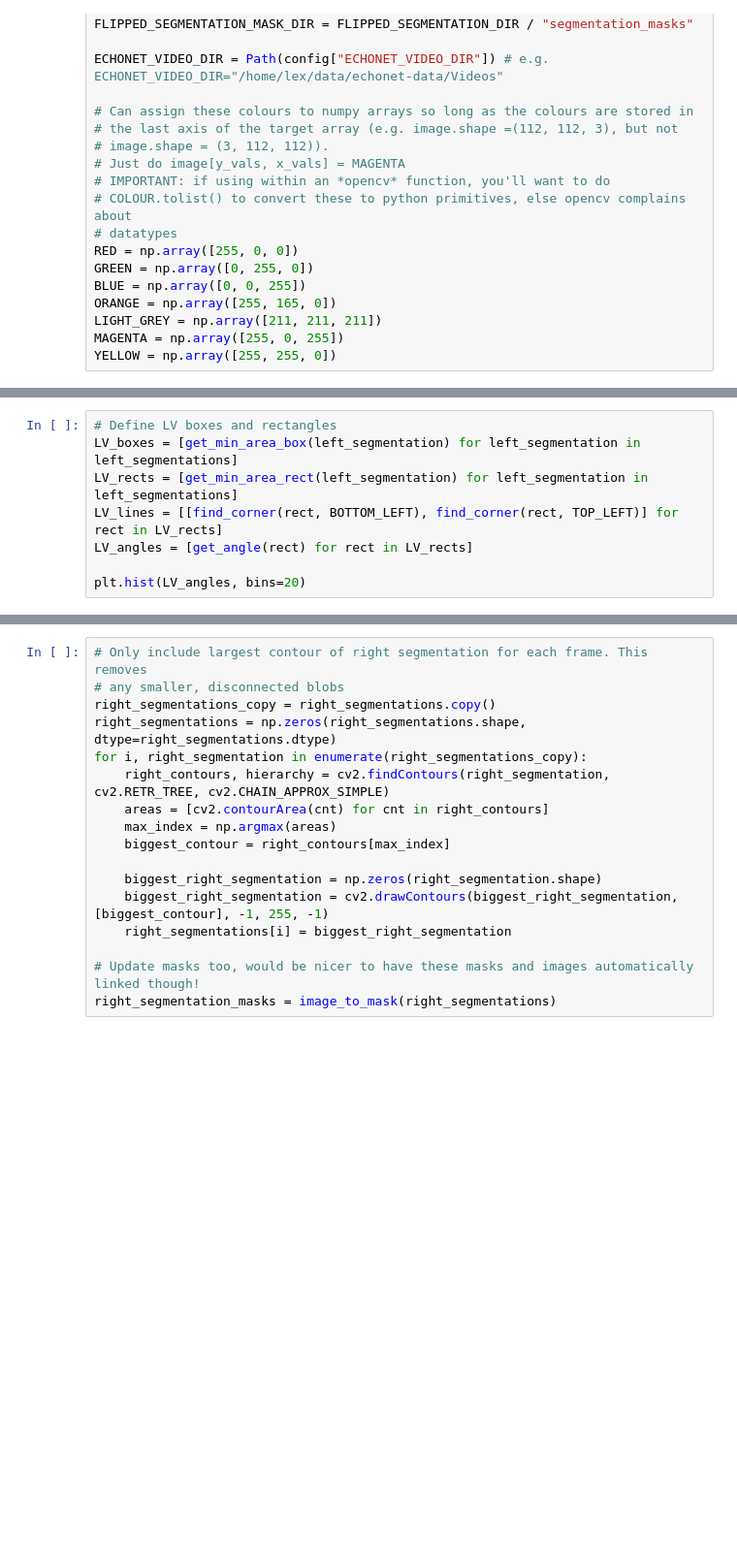
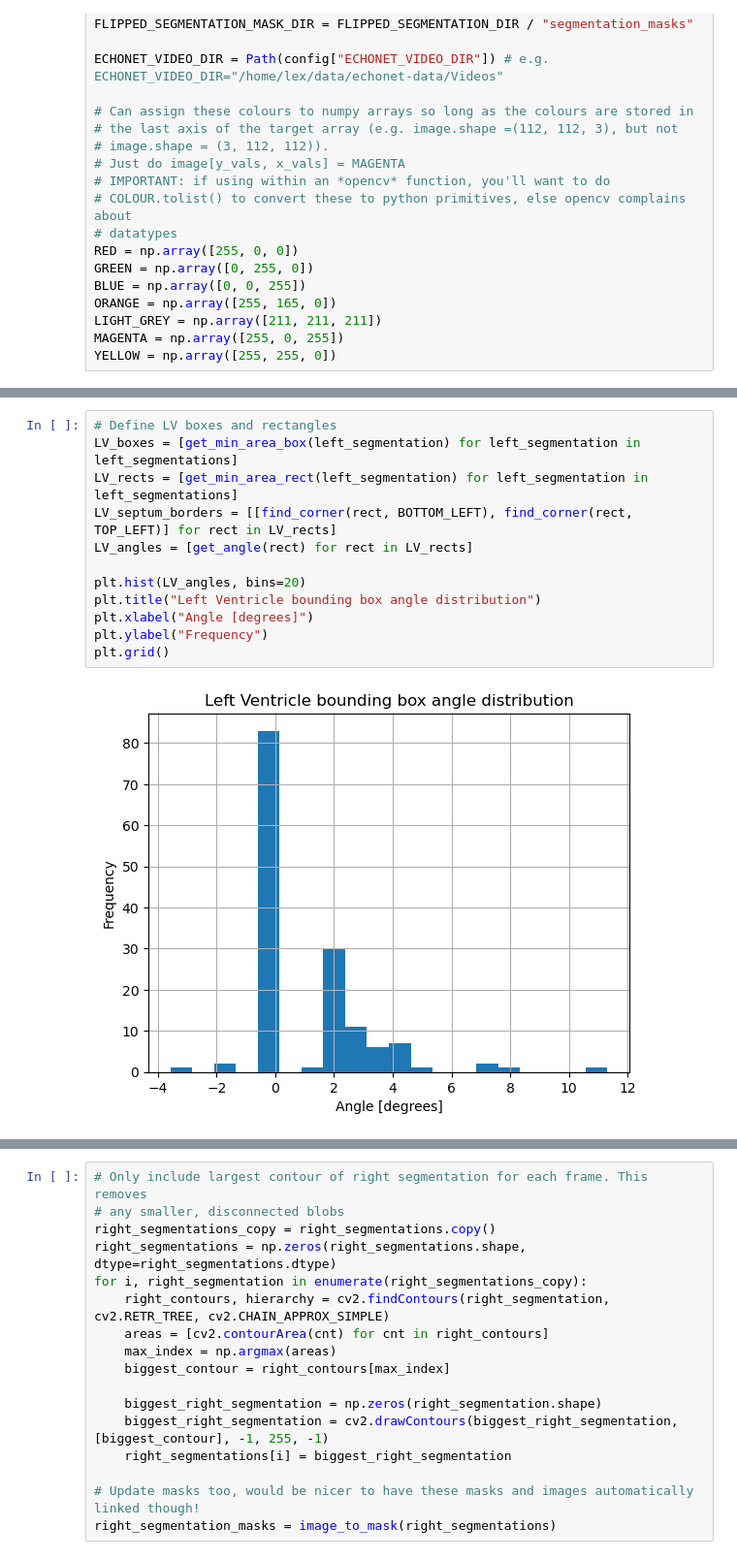
Before and after one commit to DeepNeuron-AI/dynamic, a Jupyter notebook: weak_labels.ipynb, the cells around one changed output, grey strips where cells are left out. Shown at 97% size. Cells and saved outputs as stored; diff of their text form; blank space fills up the shorter version.

```diff
--- a/weak_labels.ipynb
+++ b/weak_labels.ipynb
@@ -232,8 +349,14 @@ def perpendicular_distance_to_line(line: List[List[int]], point: List[int]) -> f
 # %%
 # Define LV boxes and rectangles
 LV_boxes = [get_min_area_box(left_segmentation) for left_segmentation in left_segmentations]
 LV_rects = [get_min_area_rect(left_segmentation) for left_segmentation in left_segmentations]
-LV_lines = [[find_corner(rect, BOTTOM_LEFT), find_corner(rect, TOP_LEFT)] for rect in LV_rects]
+LV_septum_borders = [[find_corner(rect, BOTTOM_LEFT), find_corner(rect, TOP_LEFT)] for rect in LV_rects]
 LV_angles = [get_angle(rect) for rect in LV_rects]
 
 plt.hist(LV_angles, bins=20)
+plt.title("Left Ventricle bounding box angle distribution")
+plt.xlabel("Angle [degrees]")
+plt.ylabel("Frequency")
+plt.grid()
+# %% [output]
+[figure, added]
```
Also changed, not shown: parts of 33 cells of this notebook, 1 other file.
